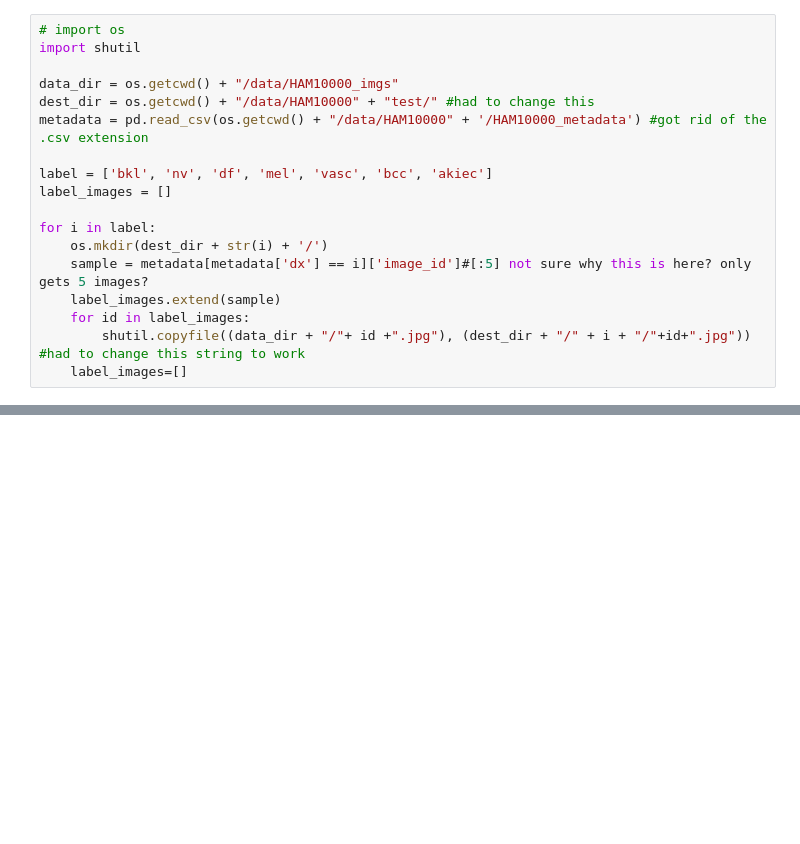
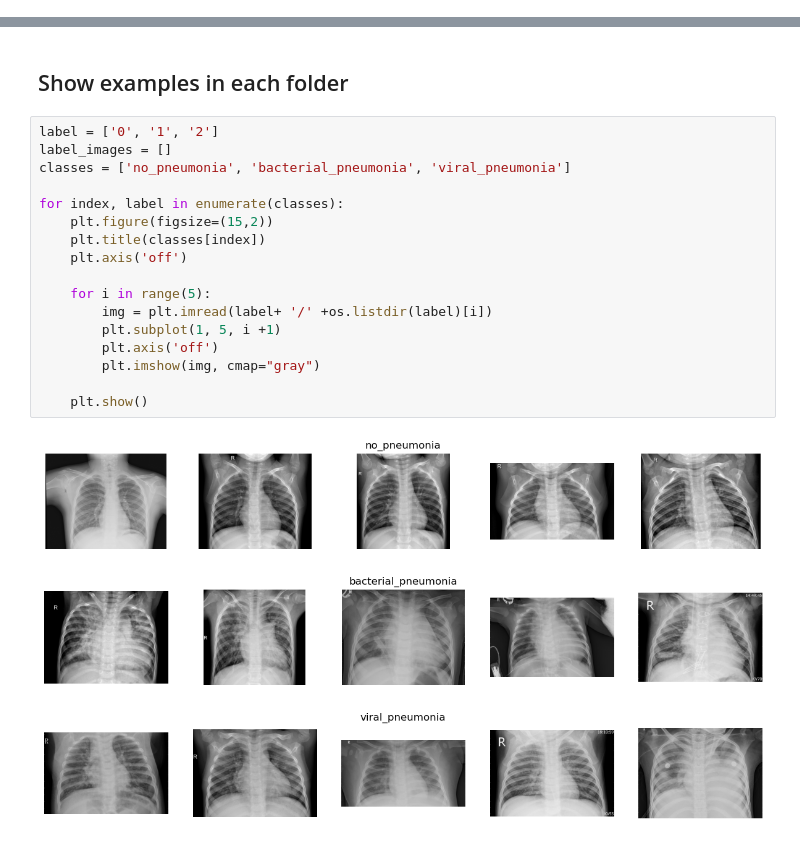
Before and after one commit to EthanPKittell/pneumonia_classification, a Jupyter notebook: PneumoniaClassification.ipynb, the cells around one changed output, grey strips where cells are left out. Drawn from its saved outputs; the diff is of its cells as text; blank space fills up the shorter version.

Commit message:
HW7 all necessary parts are added
PneumoniaClassification has all HW7 requirements just need to do some more writing

```diff
--- a/PneumoniaClassification.ipynb
+++ b/PneumoniaClassification.ipynb
@@ -34,18 +33,0 @@ Before we load the data we need to alter the dataset structure. When you downloa
-# %%
-# import os
-import shutil
-
-data_dir = os.getcwd() + "/data/HAM10000_imgs"
-dest_dir = os.getcwd() + "/data/HAM10000" + "test/" #had to change this
-metadata = pd.read_csv(os.getcwd() + "/data/HAM10000" + '/HAM10000_metadata') #got rid of the .csv extension
-
-label = ['bkl', 'nv', 'df', 'mel', 'vasc', 'bcc', 'akiec']
-label_images = []
-
-for i in label:
-    os.mkdir(dest_dir + str(i) + '/')
-    sample = metadata[metadata['dx'] == i]['image_id']#[:5] not sure why this is here? only gets 5 images?
-    label_images.extend(sample)
-    for id in label_images:
-        shutil.copyfile((data_dir + "/"+ id +".jpg"), (dest_dir + "/" + i + "/"+id+".jpg")) #had to change this string to work
-    label_images=[]
@@ -114,0 +153,23 @@ plt.show()
+# %% [markdown]
+## Show examples in each folder
+# %%
+label = ['0', '1', '2']
+label_images = []
+classes = ['no_pneumonia', 'bacterial_pneumonia', 'viral_pneumonia']
+
+for index, label in enumerate(classes):
+    plt.figure(figsize=(15,2))
+    plt.title(classes[index])
+    plt.axis('off')
+
+    for i in range(5):
+        img = plt.imread(label+ '/' +os.listdir(label)[i])
+        plt.subplot(1, 5, i +1)
+        plt.axis('off')
+        plt.imshow(img, cmap="gray")
+
+    plt.show()
+# %% [output]
+[figure, added]
+[figure, added]
+[figure, added]
```
Also changed, not shown: parts of 15 cells of this notebook.
